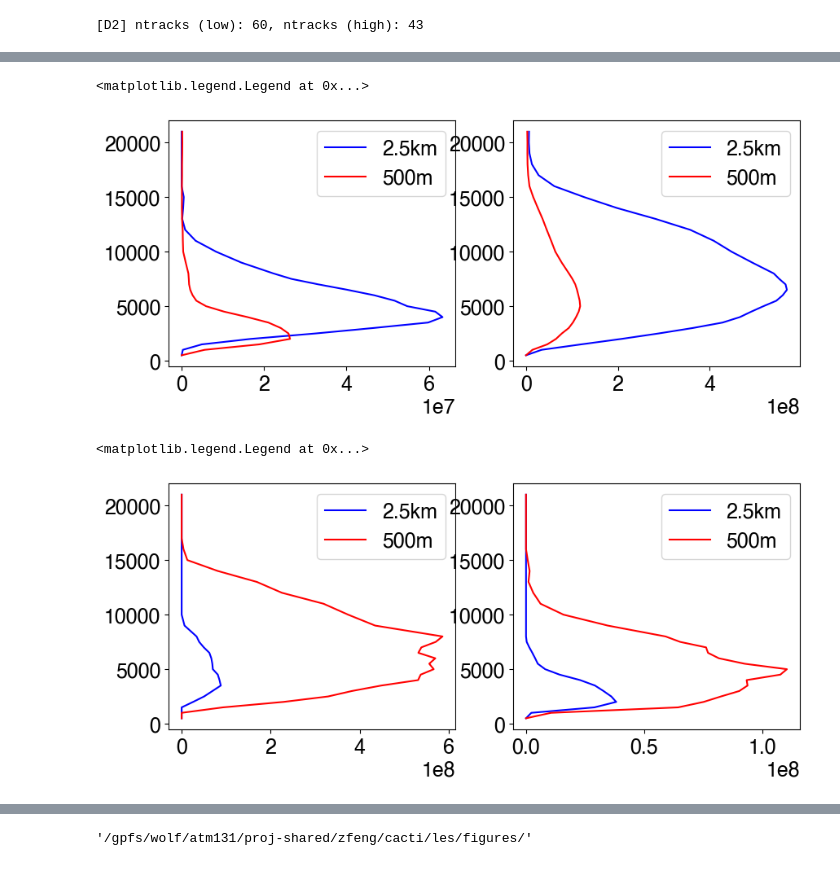
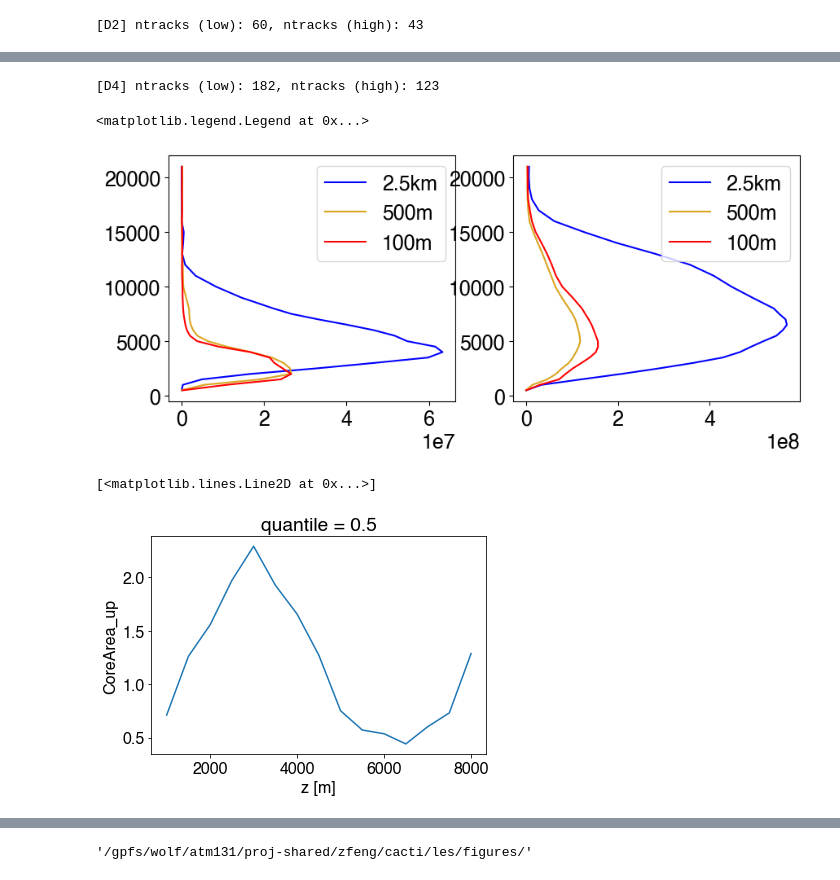
Before and after one commit to ICLASS-SFA/lasso_cellgrowth, a Jupyter notebook: notebooks/plot_center_env_composite_by_w.ipynb, the cells around one changed output, grey strips where cells are left out. Drawn from its saved outputs; the diff is of its cells as text; code cells hidden in the pictures.

```diff
--- a/notebooks/plot_center_env_composite_by_w.ipynb
+++ b/notebooks/plot_center_env_composite_by_w.ipynb
@@ -430,3 +535,18 @@ MaxMassFluxUp_avg_h_d3 = ds_d3.MassFlux_up.isel(tracks=h_idx_d3).max(dim=('times
+# %%
+# Separate tracks with low/high MaxCoreAreaUp, exclude tracks that end as merger
+l_idx_d4 = np.where(
+    (MaxCoreAreaUp_Zmid_d4 <= low_MaxCoreAreaUp_Zmid_d4)
+    & (np.isnan(end_merge_tracknumber_d4))
+    & (np.isnan(start_split_tracknumber_d4))
+)[0]
+h_idx_d4 = np.where(
+    (MaxCoreAreaUp_Zmid_d4 >= hi_MaxCoreAreaUp_Zmid_d4)
+    & (np.isnan(end_merge_tracknumber_d4))
+    & (np.isnan(start_split_tracknumber_d4))
+)[0]
+print(f'[D4] ntracks (low): {len(l_idx_d4)}, ntracks (high): {len(h_idx_d4)}')
+# %% [output]
+[D4] ntracks (low): 182, ntracks (high): 123
 # %%
 MaxCoreAreaUp_avg_l_d2 = ds_d2.CoreArea_up.isel(tracks=l_idx_d2).max(dim=('times','core')).mean(dim='tracks').load()
 MaxCoreAreaUp_avg_h_d2 = ds_d2.CoreArea_up.isel(tracks=h_idx_d2).max(dim=('times','core')).mean(dim='tracks').load()
@@ -443,8 +581,9 @@ ax = axes[0]
 # plt.plot(MaxCoreAreaUp_avg_h_d3, ht_w_d3, 'r', label='wide')
 # plt.plot(MaxMeanWUp_avg_l_d3, ht_w_d3, 'b', label='narrow')
 # plt.plot(MaxMeanWUp_avg_h_d3, ht_w_d3, 'r', label='wide')
-ax.plot(MaxMassFluxUp_avg_l_d2, ht_w_d3, 'b', label='2.5km')
-ax.plot(MaxMassFluxUp_avg_l_d3, ht_w_d2, 'r', label='500m')
+ax.plot(MaxMassFluxUp_avg_l_d2, ht_w_d2, 'b', label='2.5km')
+ax.plot(MaxMassFluxUp_avg_l_d3, ht_w_d3, 'goldenrod', label='500m')
+ax.plot(MaxMassFluxUp_avg_l_d4, ht_w_d4, 'r', label='100m')
 ax.legend()
 
 ax = axes[1]
@@ -453,11 +592,12 @@ ax = axes[1]
 # plt.plot(MaxMeanWUp_avg_l_d2, ht_w_d2, 'b', label='narrow')
 # plt.plot(MaxMeanWUp_avg_h_d2, ht_w_d2, 'r', label='wide')
 ax.plot(MaxMassFluxUp_avg_h_d2, ht_w_d2, 'b', label='2.5km')
-ax.plot(MaxMassFluxUp_avg_h_d3, ht_w_d3, 'r', label='500m')
+ax.plot(MaxMassFluxUp_avg_h_d3, ht_w_d3, 'goldenrod', label='500m')
+ax.plot(MaxMassFluxUp_avg_h_d4, ht_w_d4, 'r', label='100m')
 ax.legend()
 # %% [output]
 <matplotlib.legend.Legend at 0x...>
-[figure, old version]
+[figure, new version]
 # %%
 quantiles = [0.25, 0.5, 0.75, 0.9]
 MaxCoreAreaUp_qntl_l_d2 = ds_d2.CoreArea_up.chunk(dict(tracks=-1)).isel(tracks=l_idx_d2).max(dim=('times','core')).quantile(quantiles, dim='tracks').load()
@@ -480,23 +628,19 @@ MaxMassFluxUp_qntl_h_d3 = ds_d3.MassFlux_up.chunk(dict(tracks=-1)).isel(tracks=h
+# %%
+MaxCoreAreaUp_qntl_l_d4 = ds_d4.CoreArea_up.chunk(dict(tracks=-1)).isel(tracks=l_idx_d4).max(dim=('times','core')).quantile(quantiles, dim='tracks').load()
+MaxCoreAreaUp_qntl_h_d4 = ds_d4.CoreArea_up.chunk(dict(tracks=-1)).isel(tracks=h_idx_d4).max(dim=('times','core')).quantile(quantiles, dim='tracks').load()
+
+MaxMeanWUp_qntl_l_d4 = ds_d4.CoreMeanW_up.chunk(dict(tracks=-1)).isel(tracks=l_idx_d4).max(dim=('times','core')).quantile(quantiles, dim='tracks').load()
+MaxMeanWUp_qntl_h_d4 = ds_d4.CoreMeanW_up.chunk(dict(tracks=-1)).isel(tracks=h_idx_d4).max(dim=('times','core')).quantile(quantiles, dim='tracks').load()
+
+MaxMassFluxUp_qntl_l_d4 = ds_d4.MassFlux_up.chunk(dict(tracks=-1)).isel(tracks=l_idx_d4).max(dim=('times')).quantile(quantiles, dim='tracks').load()
+MaxMassFluxUp_qntl_h_d4 = ds_d4.MassFlux_up.chunk(dict(tracks=-1)).isel(tracks=h_idx_d4).max(dim=('times')).quantile(quantiles, dim='tracks').load()
+
+# Count the number of valid samples in the profile
+ns_Core_l_d4 = ds_d4.CoreArea_up.chunk(dict(tracks=-1)).isel(tracks=l_idx_d4).max(dim=('times','core')).count(dim='tracks').load()
+ns_Core_h_d4 = ds_d4.CoreArea_up.chunk(dict(tracks=-1)).isel(tracks=h_idx_d4).max(dim=('times','core')).count(dim='tracks').load()
 # %%
-fig, axes = plt.subplots(1, 2, figsize=[10,4], dpi=100)
-ax = axes[0]
-# plt.plot(MaxCoreAreaUp_qntl_l_d2.sel(quantile=0.75), ht_w_d2, 'b', label='narrow')
-# plt.plot(MaxCoreAreaUp_qntl_h_d2.sel(quantile=0.75), ht_w_d2, 'r', label='wide')
-# plt.plot(MaxMeanWUp_qntl_l_d2.sel(quantile=0.75), ht_w_d2, 'b', label='narrow')
-# plt.plot(MaxMeanWUp_qntl_h_d2.sel(quantile=0.75), ht_w_d2, 'r', label='wide')
-ax.plot(MaxMassFluxUp_qntl_l_d2.sel(quantile=0.75), ht_w_d2, 'b', label='2.5km')
-ax.plot(MaxMassFluxUp_qntl_h_d2.sel(quantile=0.75), ht_w_d2, 'r', label='500m')
-ax.legend()
-
-ax = axes[1]
-# plt.plot(MaxCoreAreaUp_qntl_l_d3.sel(quantile=0.75), ht_w_d3, 'b', label='narrow')
-# plt.plot(MaxCoreAreaUp_qntl_h_d3.sel(quantile=0.75), ht_w_d3, 'r', label='wide')
-# plt.plot(MaxMeanWUp_qntl_l_d3.sel(quantile=0.75), ht_w_d3, 'b', label='narrow')
-# plt.plot(MaxMeanWUp_qntl_h_d3.sel(quantile=0.75), ht_w_d3, 'r', label='wide')
-ax.plot(MaxMassFluxUp_qntl_l_d3.sel(quantile=0.75), ht_w_d3, 'b', label='2.5km')
-ax.plot(MaxMassFluxUp_qntl_h_d3.sel(quantile=0.75), ht_w_d3, 'r', label='500m')
-ax.legend()
+MaxCoreAreaUp_qntl_l_d4.where(ns_Core_l_d4 > 10).sel(quantile=0.5).plot()
 # %% [output]
-<matplotlib.legend.Legend at 0x...>
+[<matplotlib.lines.Line2D at 0x...>]
-[figure, old version]
+[figure, new version]
 # %%
```
Also changed, not shown: parts of 46 cells of this notebook, 11 other files.
